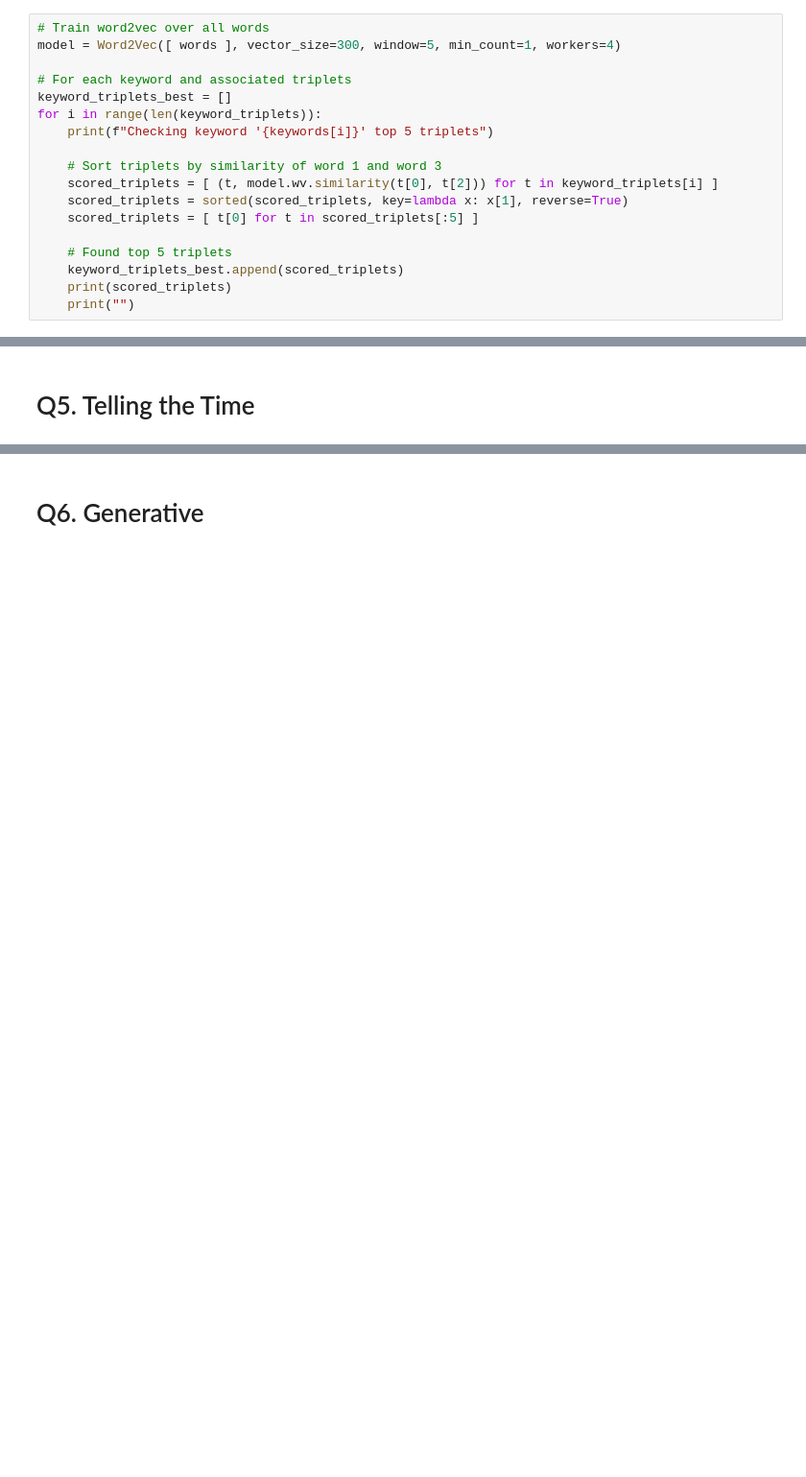
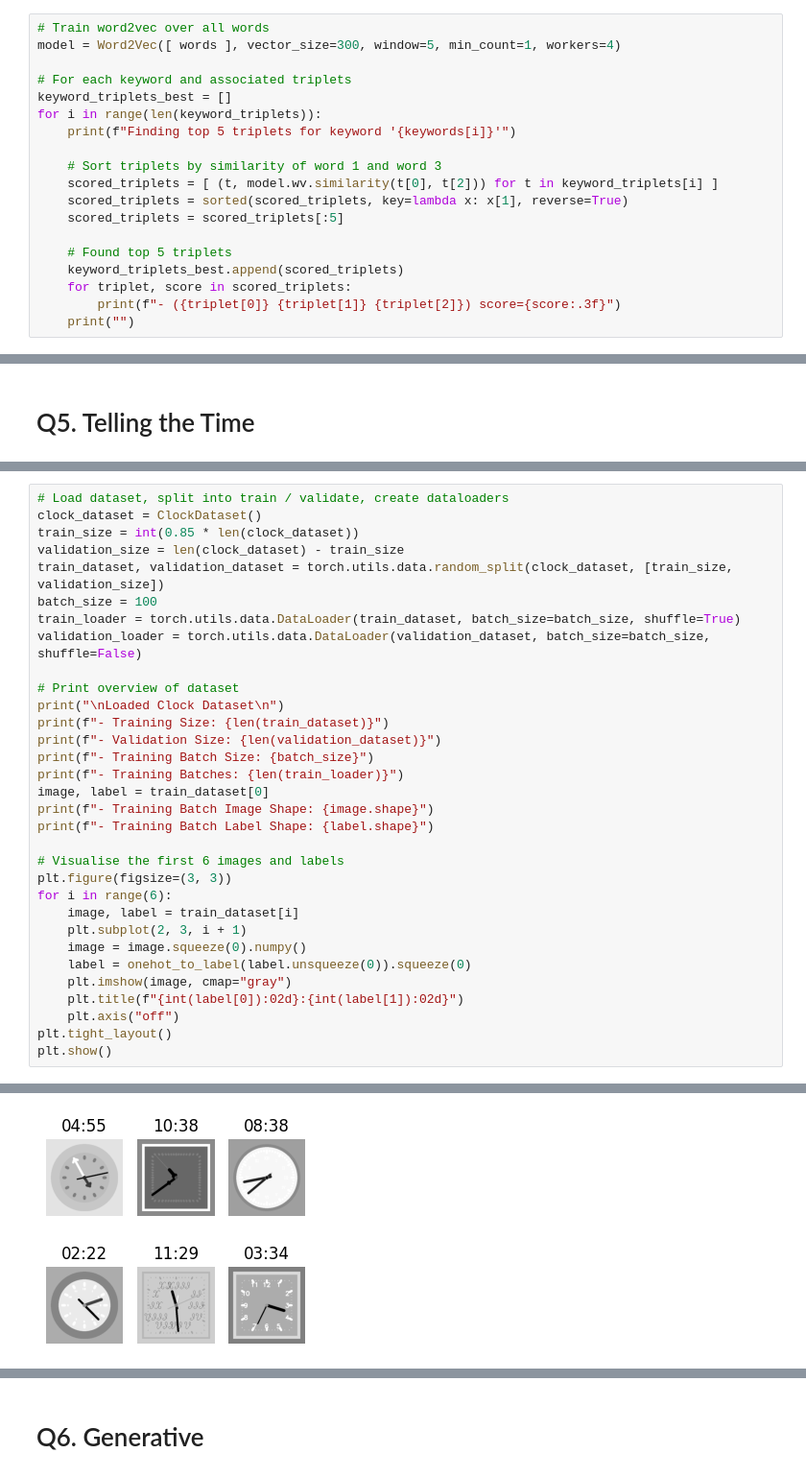
Before and after one commit to tomster12/PADL-coursework, a Jupyter notebook: padl.ipynb, the cells around one changed output, grey strips where cells are left out. Shown: that part at 96% size. Saved outputs shown, nothing was run; the diff lists cells and outputs as text; blank space fills up the shorter version.

```diff
--- a/padl.ipynb
+++ b/padl.ipynb
@@ -503,15 +515,16 @@ model = Word2Vec([ words ], vector_size=300, window=5, min_count=1, workers=4)
 # For each keyword and associated triplets
 keyword_triplets_best = []
 for i in range(len(keyword_triplets)):
-    print(f"Checking keyword '{keywords[i]}' top 5 triplets")
+    print(f"Finding top 5 triplets for keyword '{keywords[i]}'")
 
     # Sort triplets by similarity of word 1 and word 3
     scored_triplets = [ (t, model.wv.similarity(t[0], t[2])) for t in keyword_triplets[i] ]
     scored_triplets = sorted(scored_triplets, key=lambda x: x[1], reverse=True)
-    scored_triplets = [ t[0] for t in scored_triplets[:5] ]
+    scored_triplets = scored_triplets[:5]
 
     # Found top 5 triplets
     keyword_triplets_best.append(scored_triplets)
-    print(scored_triplets)
+    for triplet, score in scored_triplets:
+        print(f"- ({triplet[0]} {triplet[1]} {triplet[2]}) score={score:.3f}")
     print("")
 # %% [output]
@@ -625,0 +701,33 @@ Test loss: 69.1021957397461
+# %%
+# Load dataset, split into train / validate, create dataloaders
+clock_dataset = ClockDataset()
+train_size = int(0.85 * len(clock_dataset))
+validation_size = len(clock_dataset) - train_size
+train_dataset, validation_dataset = torch.utils.data.random_split(clock_dataset, [train_size, validation_size])
+batch_size = 100
+train_loader = torch.utils.data.DataLoader(train_dataset, batch_size=batch_size, shuffle=True)
+validation_loader = torch.utils.data.DataLoader(validation_dataset, batch_size=batch_size, shuffle=False)
+
+# Print overview of dataset
+print("\nLoaded Clock Dataset\n")
+print(f"- Training Size: {len(train_dataset)}")
+print(f"- Validation Size: {len(validation_dataset)}")
+print(f"- Training Batch Size: {batch_size}")
+print(f"- Training Batches: {len(train_loader)}")
+image, label = train_dataset[0]
+print(f"- Training Batch Image Shape: {image.shape}")
+print(f"- Training Batch Label Shape: {label.shape}")
+
+# Visualise the first 6 images and labels
+plt.figure(figsize=(3, 3))
+for i in range(6):
+    image, label = train_dataset[i]
+    plt.subplot(2, 3, i + 1)
+    image = image.squeeze(0).numpy()
+    label = onehot_to_label(label.unsqueeze(0)).squeeze(0)
+    plt.imshow(image, cmap="gray")
+    plt.title(f"{int(label[0]):02d}:{int(label[1]):02d}")
+    plt.axis("off")
+plt.tight_layout()
+plt.show()
+# %% [output]
@@ -625,0 +744 @@ Test loss: 69.1021957397461
+[figure, added]
```
Also changed, not shown: parts of 35 cells of this notebook, 3 other files.
